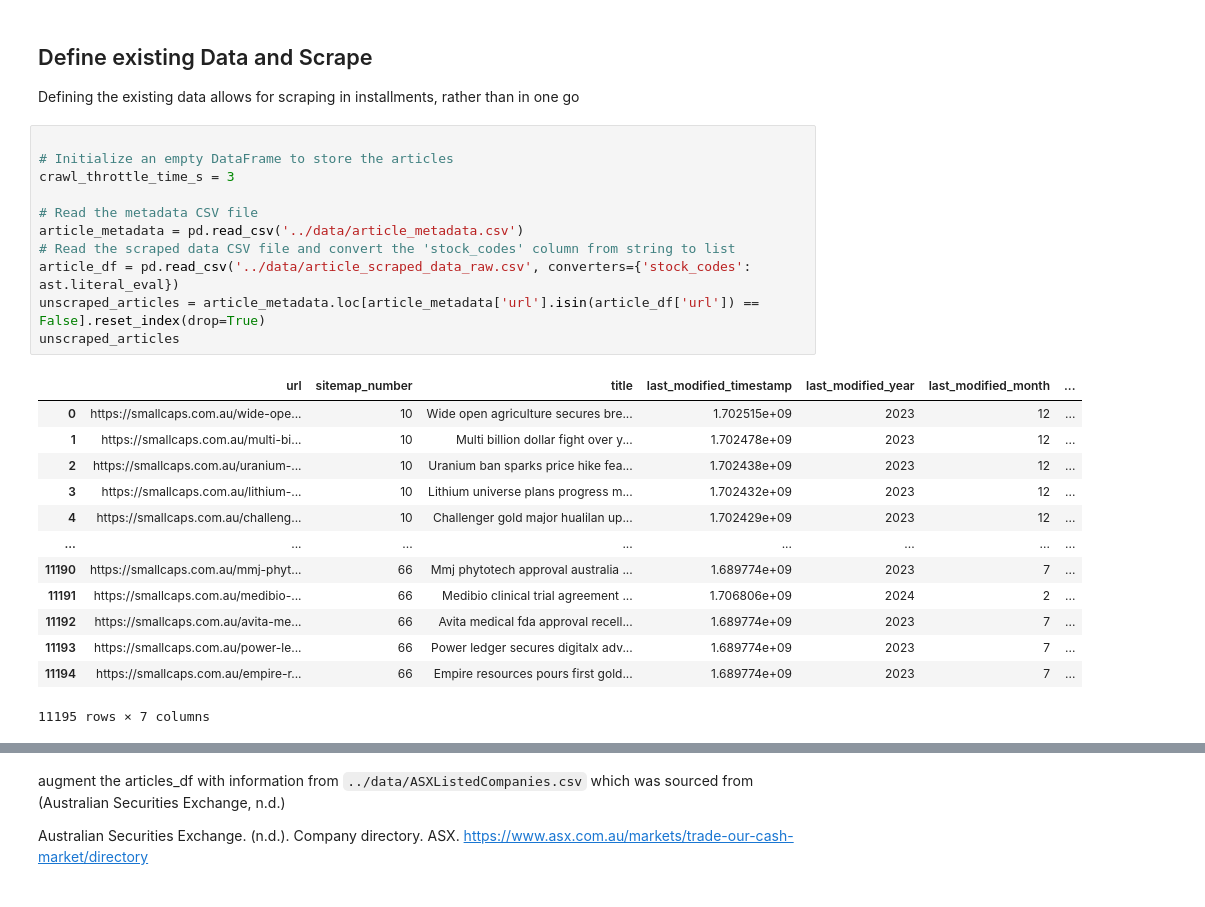
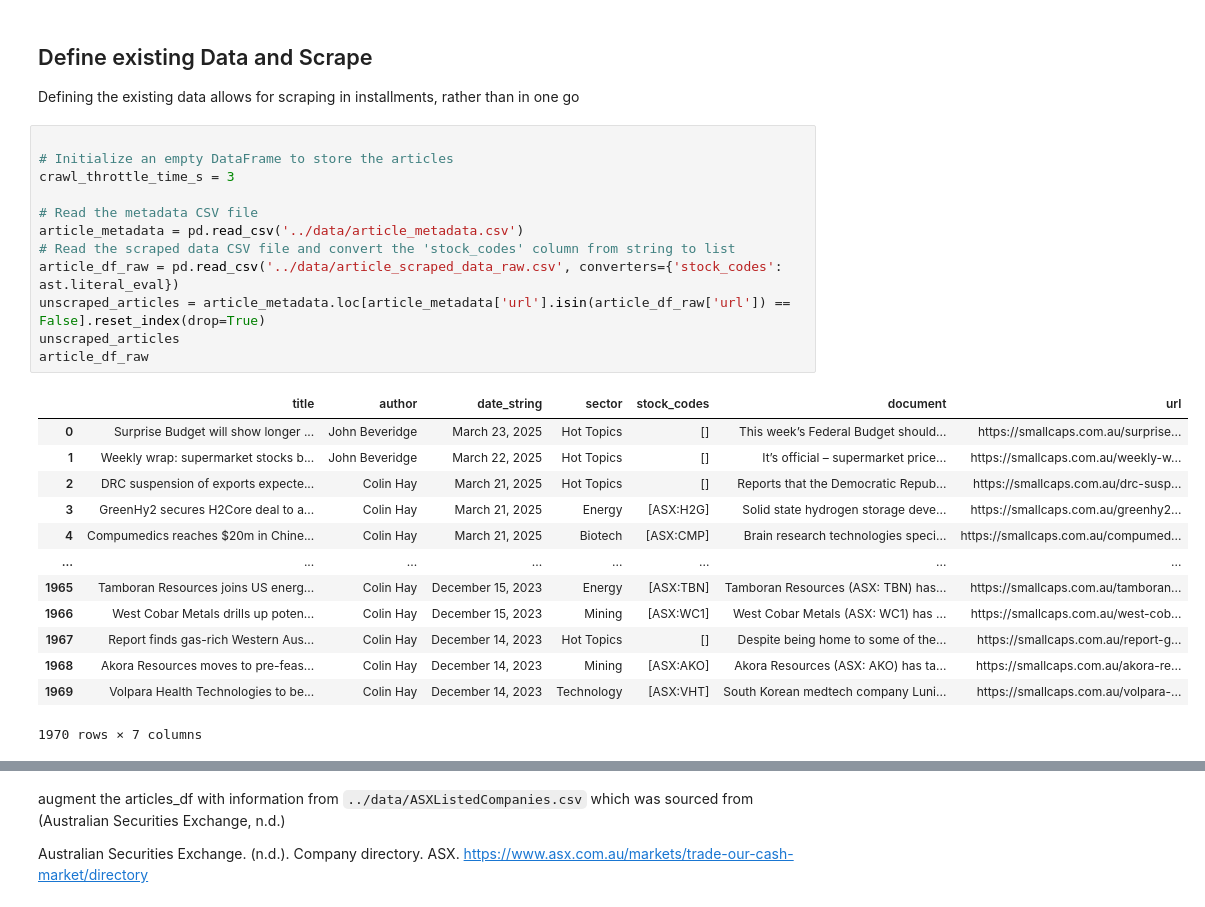
Before and after one commit to H-unter/MA3831-Assignment-2-3, a Jupyter notebook: code/scrape_article.ipynb, the cells around one changed output, grey strips where cells are left out. Drawn from its saved outputs; the diff is of its cells as text.

```diff
--- a/code/scrape_article.ipynb
+++ b/code/scrape_article.ipynb
@@ -102,28 +102,29 @@ Defining the existing data allows for scraping in installments, rather than in o
 # %%
 
 # Initialize an empty DataFrame to store the articles
 crawl_throttle_time_s = 3
 
 # Read the metadata CSV file
 article_metadata = pd.read_csv('../data/article_metadata.csv')
 # Read the scraped data CSV file and convert the 'stock_codes' column from string to list
-article_df = pd.read_csv('../data/article_scraped_data_raw.csv', converters={'stock_codes': ast.literal_eval})
-unscraped_articles = article_metadata.loc[article_metadata['url'].isin(article_df['url']) == False].reset_index(drop=True)
+article_df_raw = pd.read_csv('../data/article_scraped_data_raw.csv', converters={'stock_codes': ast.literal_eval})
+unscraped_articles = article_metadata.loc[article_metadata['url'].isin(article_df_raw['url']) == False].reset_index(drop=True)
 unscraped_articles
+article_df_raw
 # %% [output]
-|  | url | sitemap_number | title | last_modified_timestamp | last_modified_year | last_modified_month | ... |
-| 0 | https://smallcaps.com.au/wide-ope... | 10 | Wide open agriculture secures bre... | 1.702515e+09 | 2023 | 12 | ... |
-| 1 | https://smallcaps.com.au/multi-bi... | 10 | Multi billion dollar fight over y... | 1.702478e+09 | 2023 | 12 | ... |
-| 2 | https://smallcaps.com.au/uranium-... | 10 | Uranium ban sparks price hike fea... | 1.702438e+09 | 2023 | 12 | ... |
-| 3 | https://smallcaps.com.au/lithium-... | 10 | Lithium universe plans progress m... | 1.702432e+09 | 2023 | 12 | ... |
-| 4 | https://smallcaps.com.au/challeng... | 10 | Challenger gold major hualilan up... | 1.702429e+09 | 2023 | 12 | ... |
+|  | title | author | date_string | sector | stock_codes | document | url |
+| 0 | Surprise Budget will show longer ... | John Beveridge | March 23, 2025 | Hot Topics | [] | This week’s Federal Budget should... | https://smallcaps.com.au/surprise... |
+| 1 | Weekly wrap: supermarket stocks b... | John Beveridge | March 22, 2025 | Hot Topics | [] | It’s official – supermarket price... | https://smallcaps.com.au/weekly-w... |
+| 2 | DRC suspension of exports expecte... | Colin Hay | March 21, 2025 | Hot Topics | [] | Reports that the Democratic Repub... | https://smallcaps.com.au/drc-susp... |
+| 3 | GreenHy2 secures H2Core deal to a... | Colin Hay | March 21, 2025 | Energy | [ASX:H2G] | Solid state hydrogen storage deve... | https://smallcaps.com.au/greenhy2... |
+| 4 | Compumedics reaches $20m in Chine... | Colin Hay | March 21, 2025 | Biotech | [ASX:CMP] | Brain research technologies speci... | https://smallcaps.com.au/compumed... |
 | ... | ... | ... | ... | ... | ... | ... | ... |
-| 11190 | https://smallcaps.com.au/mmj-phyt... | 66 | Mmj phytotech approval australia ... | 1.689774e+09 | 2023 | 7 | ... |
-| 11191 | https://smallcaps.com.au/medibio-... | 66 | Medibio clinical trial agreement ... | 1.706806e+09 | 2024 | 2 | ... |
-| 11192 | https://smallcaps.com.au/avita-me... | 66 | Avita medical fda approval recell... | 1.689774e+09 | 2023 | 7 | ... |
-| 11193 | https://smallcaps.com.au/power-le... | 66 | Power ledger secures digitalx adv... | 1.689774e+09 | 2023 | 7 | ... |
-| 11194 | https://smallcaps.com.au/empire-r... | 66 | Empire resources pours first gold... | 1.689774e+09 | 2023 | 7 | ... |
+| 1965 | Tamboran Resources joins US energ... | Colin Hay | December 15, 2023 | Energy | [ASX:TBN] | Tamboran Resources (ASX: TBN) has... | https://smallcaps.com.au/tamboran... |
+| 1966 | West Cobar Metals drills up poten... | Colin Hay | December 15, 2023 | Mining | [ASX:WC1] | West Cobar Metals (ASX: WC1) has ... | https://smallcaps.com.au/west-cob... |
+| 1967 | Report finds gas-rich Western Aus... | Colin Hay | December 14, 2023 | Hot Topics | [] | Despite being home to some of the... | https://smallcaps.com.au/report-g... |
+| 1968 | Akora Resources moves to pre-feas... | Colin Hay | December 14, 2023 | Mining | [ASX:AKO] | Akora Resources (ASX: AKO) has ta... | https://smallcaps.com.au/akora-re... |
+| 1969 | Volpara Health Technologies to be... | Colin Hay | December 14, 2023 | Technology | [ASX:VHT] | South Korean medtech company Luni... | https://smallcaps.com.au/volpara-... |
-11195 rows × 7 columns
+1970 rows × 7 columns
 # %%
 number_of_articles = 500
 crawl_throttle_time_s = 3
```
Also changed, not shown: parts of 2 cells of this notebook, 11 other files.
